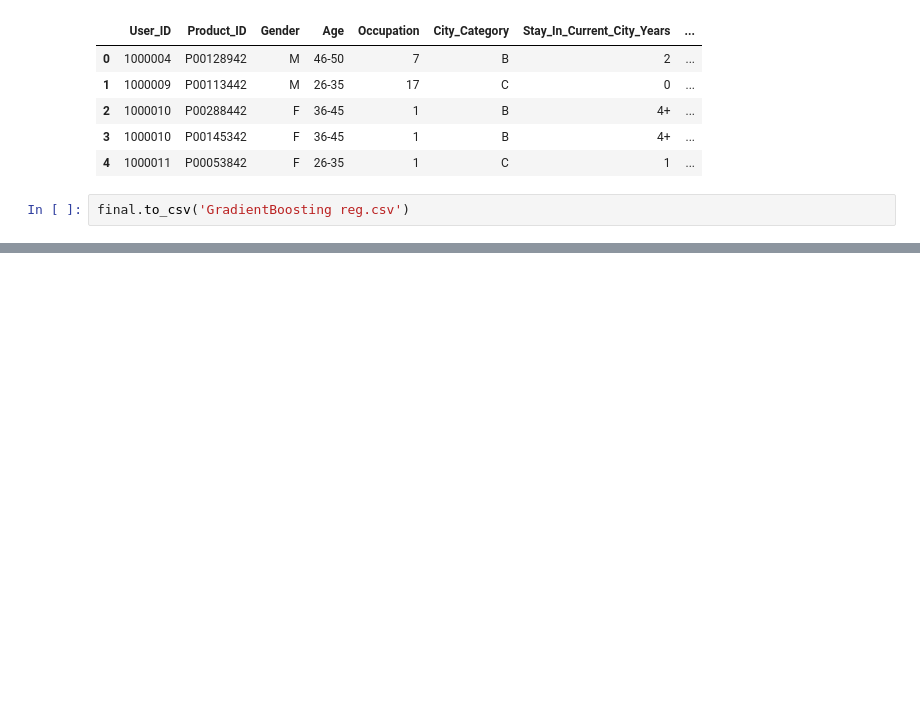
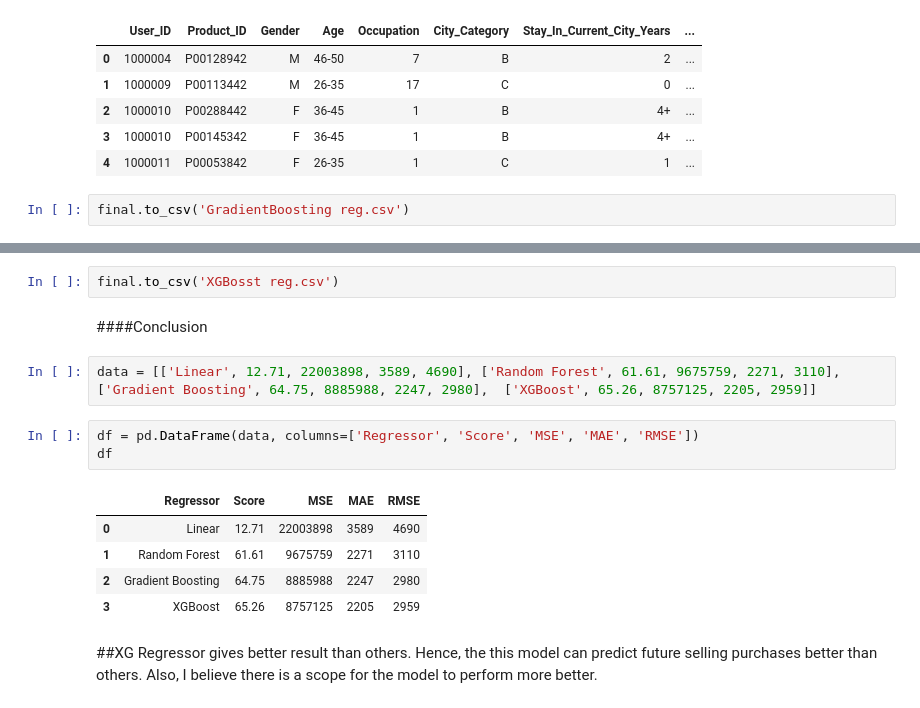
Before and after one commit to kanishkagargg/Black-Friday-Sales-Prediction-Analytics-Vidhya, a Jupyter notebook: Black_Friday.ipynb, the cells around one changed output, grey strips where cells are left out. Cells and saved outputs as stored; diff of their text form; blank space fills up the shorter version.

```diff
--- a/Black_Friday.ipynb
+++ b/Black_Friday.ipynb
@@ -567,0 +660,17 @@ final.to_csv('GradientBoosting reg.csv')
+# %%
+final.to_csv('XGBosst reg.csv')
+# %% [markdown]
+####Conclusion
+# %%
+data = [['Linear', 12.71, 22003898, 3589, 4690], ['Random Forest', 61.61, 9675759, 2271, 3110], ['Gradient Boosting', 64.75, 8885988, 2247, 2980],  ['XGBoost', 65.26, 8757125, 2205, 2959]]
+# %%
+df = pd.DataFrame(data, columns=['Regressor', 'Score', 'MSE', 'MAE', 'RMSE'])
+df
+# %% [output]
+|  | Regressor | Score | MSE | MAE | RMSE |
+| 0 | Linear | 12.71 | 22003898 | 3589 | 4690 |
+| 1 | Random Forest | 61.61 | 9675759 | 2271 | 3110 |
+| 2 | Gradient Boosting | 64.75 | 8885988 | 2247 | 2980 |
+| 3 | XGBoost | 65.26 | 8757125 | 2205 | 2959 |
+# %% [markdown]
+##XG Regressor gives better result than others. Hence, the this model can predict future selling purchases better than others. Also, I believe there is a scope for the model to perform more better.
```
Also changed, not shown: parts of 66 cells of this notebook.
